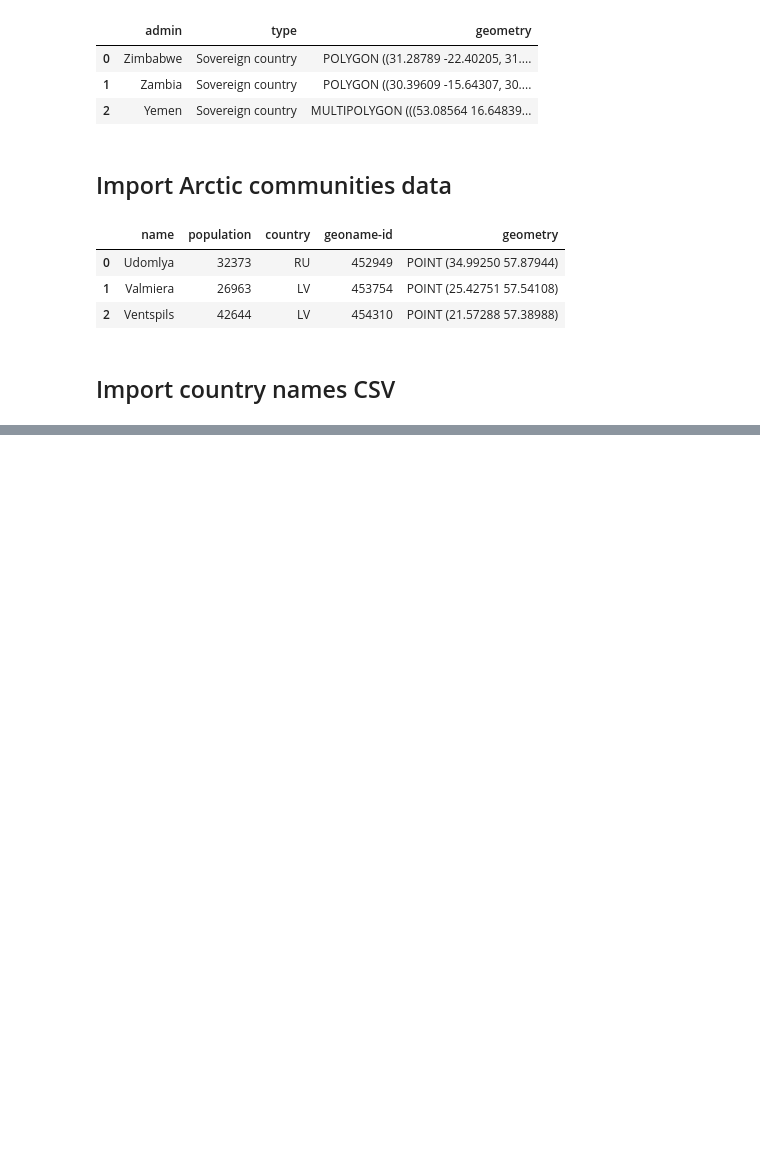
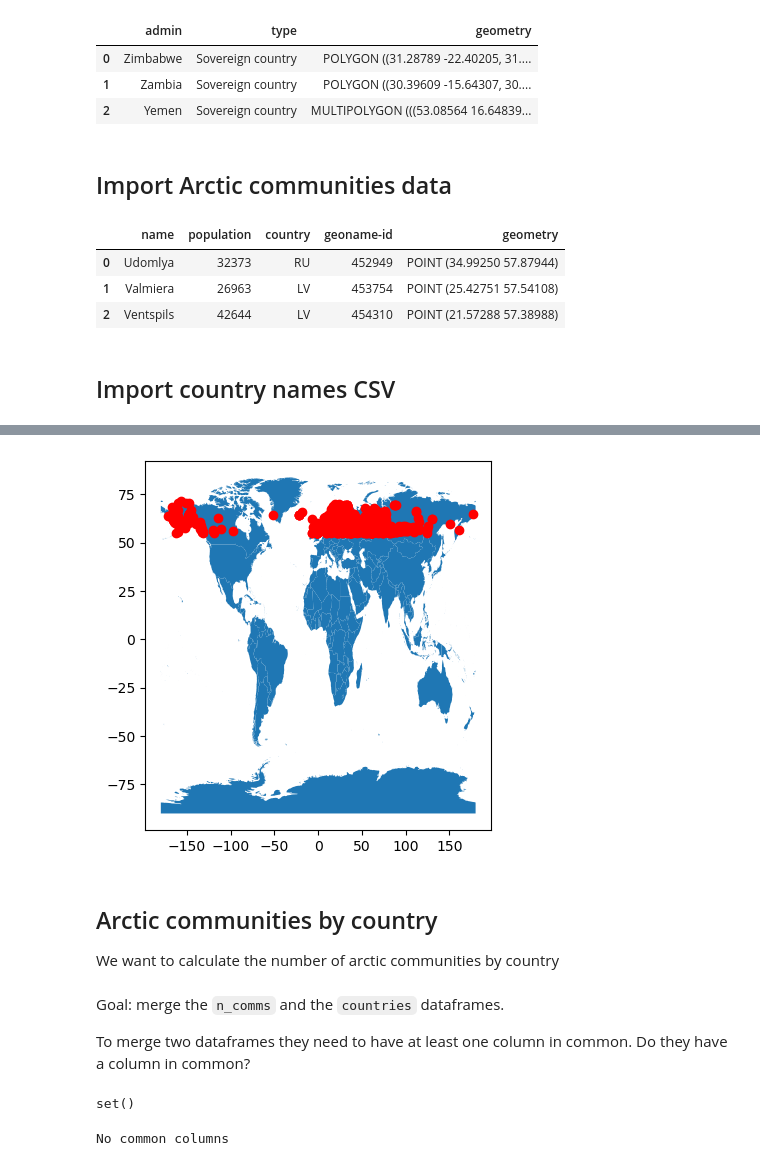
Before and after one commit to pr-scilla/eds220-in-class, a Jupyter notebook: week-6-merge-reproject-STUDENTS.ipynb, the cells around one changed output, grey strips where cells are left out. Drawn from its saved outputs; the diff is of its cells as text; code cells hidden in the pictures; blank space fills up the shorter version.

Commit message:
Commit updates to week 6 merge reproject notebook

```diff
--- a/week-6-merge-reproject-STUDENTS.ipynb
+++ b/week-6-merge-reproject-STUDENTS.ipynb
@@ -69,0 +97,13 @@ country_names.head(3)
+# %%
+fig, ax = plt.subplots()
+
+countries.plot(ax=ax)
+communities.plot(ax=ax, color = 'red')
+
+plt.show()
+# %% [output]
+[figure, added]
+# %% [markdown]
+## Arctic communities by country
+
+We want to calculate the number of arctic communities by country
@@ -69,0 +116,25 @@ country_names.head(3)
+# %% [markdown]
+Goal: merge the `n_comms` and the `countries` dataframes.
+
+To merge two dataframes they need to have at least one column in common.
+Do they have a column in common?
+# %%
+# Check if the two dataframes have columns in common
+set(countries.columns).intersection(n_comms.columns)
+
+# set() is a built in object type in python, like a list. Strips everything away except for set object.
+# A set is unordered (list is ordered)
+# .intersection works on set() objects.
+# %% [output]
+set()
+# %%
+common_columns = set(countries.columns).intersection(n_comms.columns)
+
+# Use if else to check if there are any common columns
+
+if len(common_columns) != 0:
+    print(f"Common columns: {common_columns}")
+else:
+    print("No common columns")
+# %% [output]
+No common columns
```
Also changed, not shown: parts of 29 cells of this notebook.
